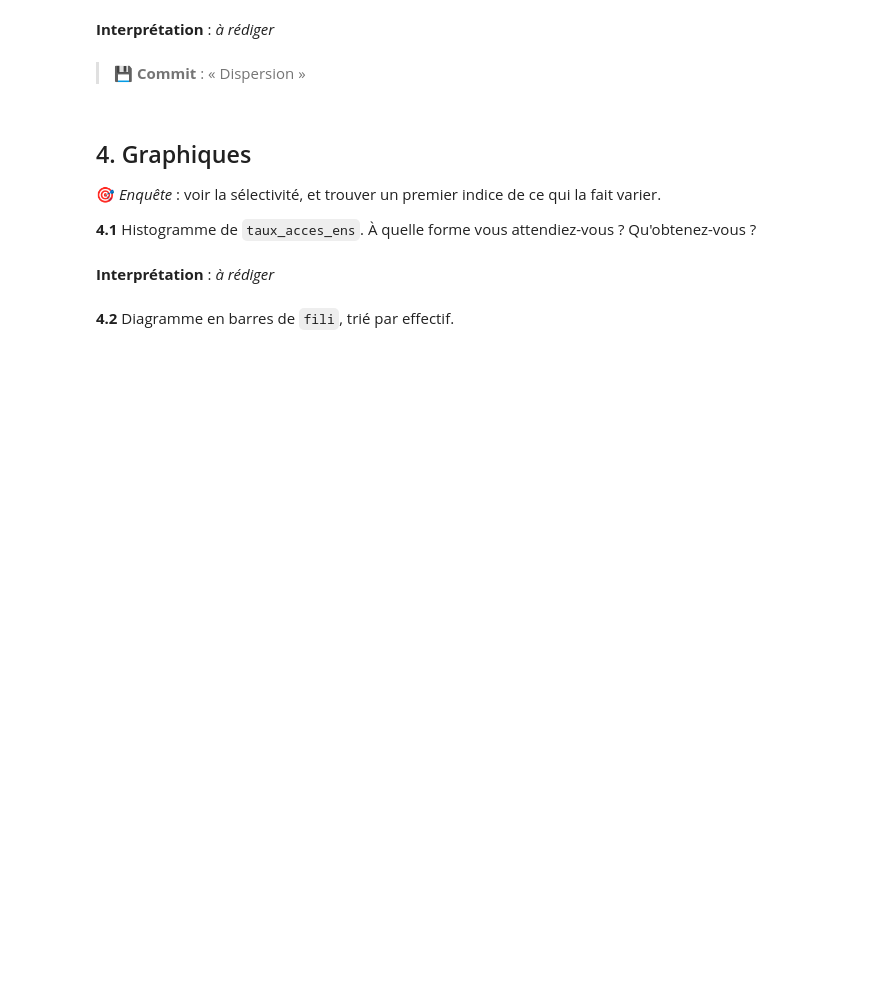
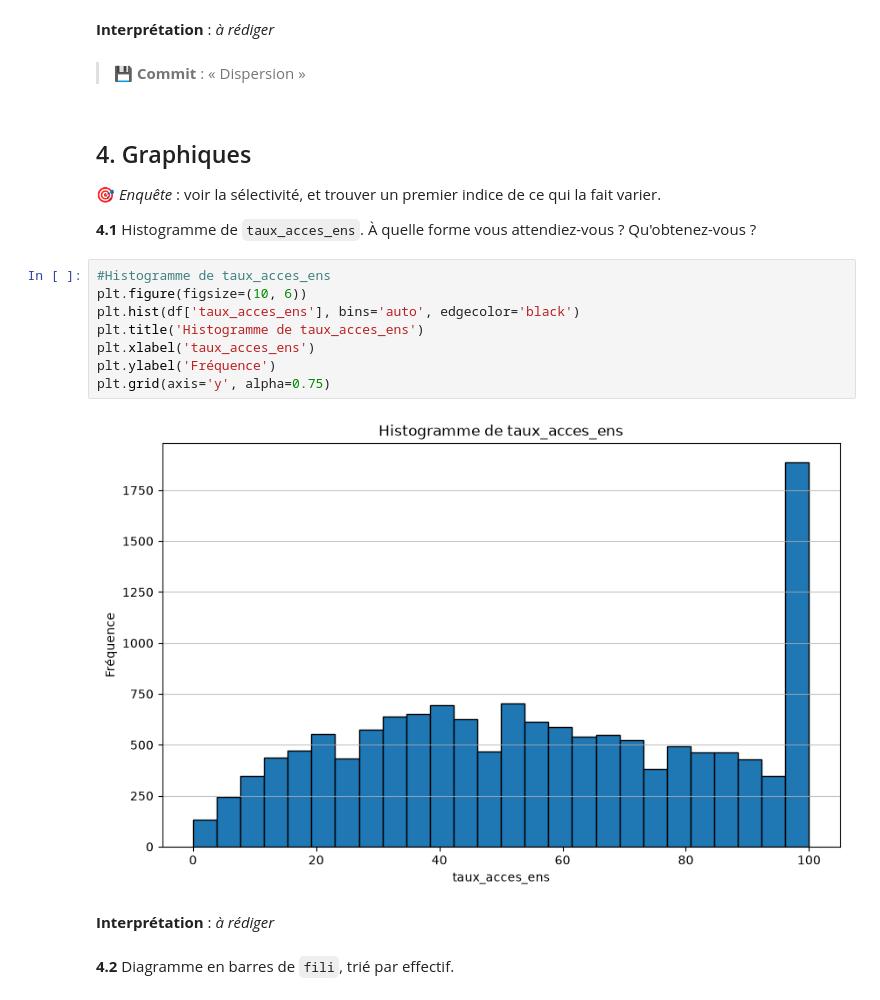
Before and after one commit to Anaisblk/Analyse-Parcoursup, a Jupyter notebook: TP_Parcoursup.ipynb, the cells around one changed output. Cells and saved outputs as stored; diff of their text form; blank space fills up the shorter version.

Commit message:
Graphiques

```diff
--- a/TP_Parcoursup.ipynb
+++ b/TP_Parcoursup.ipynb
@@ -161,6 +262,16 @@ On étudie la dispersion de `voe_tot` de bout en bout, puis on la compare à `ta
 🎯 *Enquête* : voir la sélectivité, et trouver un premier indice de ce qui la fait varier.
 
 **4.1** Histogramme de `taux_acces_ens`. À quelle forme vous attendiez-vous ? Qu'obtenez-vous ?
+# %%
+#Histogramme de taux_acces_ens
+plt.figure(figsize=(10, 6))
+plt.hist(df['taux_acces_ens'], bins='auto', edgecolor='black')
+plt.title('Histogramme de taux_acces_ens')
+plt.xlabel('taux_acces_ens')
+plt.ylabel('Fréquence')
+plt.grid(axis='y', alpha=0.75)
+# %% [output]
+[figure, added]
 # %% [markdown]
 **Interprétation** : _à rédiger_
 # %% [markdown]
```
Also changed, not shown: parts of 11 cells of this notebook.
